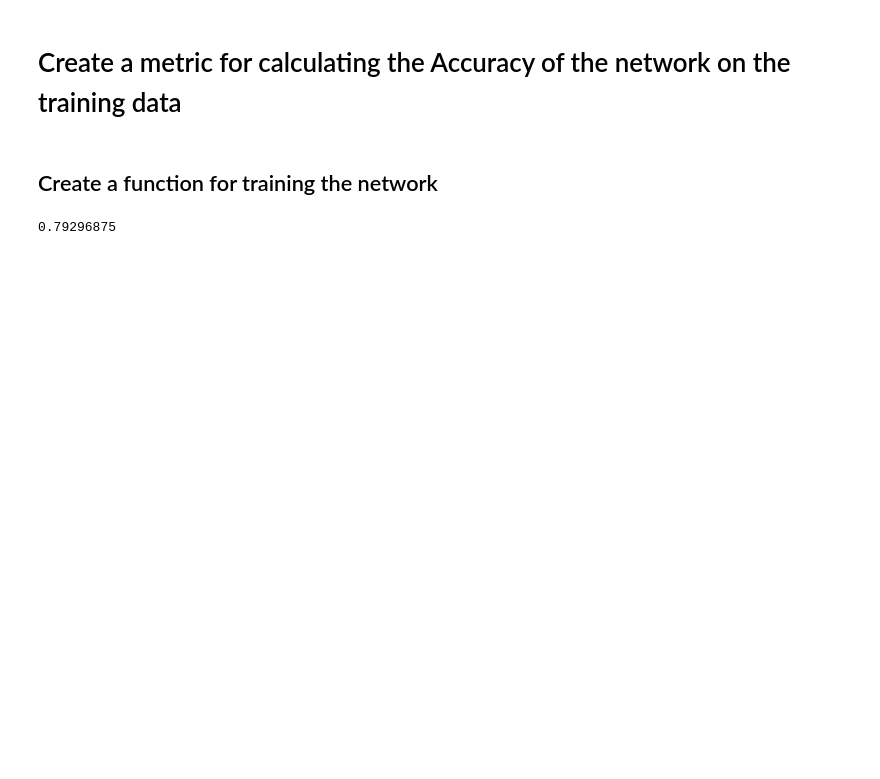
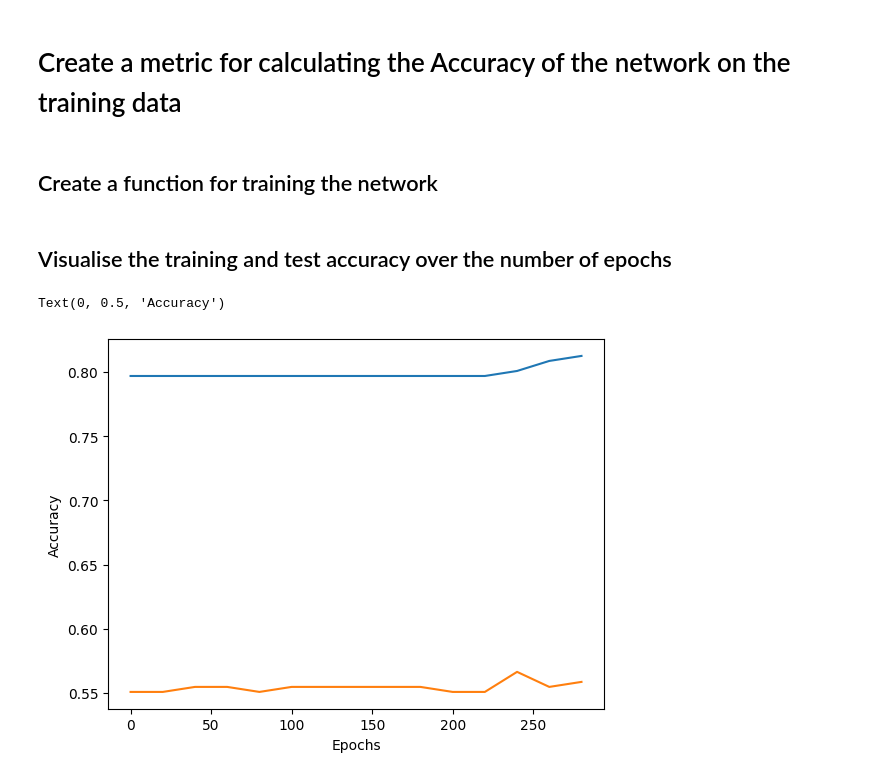
Before and after one commit to IfedayoAkinsuli/Convolutional_Neural_Networks, a Jupyter notebook: CNN_mnist.ipynb, the cells around one changed output. Drawn from its saved outputs; the diff is of its cells as text; code cells hidden in the pictures; blank space fills up the shorter version.

Commit message:
Added training and test features for the dataset and a visualisation methodology (might be better to add a 0 point to get better perspective)

```diff
--- a/CNN_mnist.ipynb
+++ b/CNN_mnist.ipynb
@@ -148,21 +143,45 @@ def accuracy(y_hat,y):
 # %% [markdown]
 ## Create a function for training the network
 # %%
-def train_model(model,loss,optimizer,X,y):
+def train_model(model,X,y,X_test,y_test,accuracy,epochs):
+
+    # Create the loss component
+    loss = torch.nn.CrossEntropyLoss()
+
+    # Create the optimizer term
+    optimizer = torch.optim.SGD(model.parameters(), lr=2.1)
+
     model.train()
+    score_train = []
+    score_test = []
 
-    num_epochs = 300
-    for epoch in range(num_epochs):
-        y_hat = model(X)
-        l = loss(y_hat,y)
+    for num_epochs in epochs:
+        for epoch in range(num_epochs):
+            y_hat = model(X)
+            l = loss(y_hat,y)
 
-        optimizer.zero_grad()
+            optimizer.zero_grad()
 
-        l.backward()
-        optimizer.step()
+            l.backward()
+            optimizer.step()
+
+        # Training Accuracy
+        score_train.append(accuracy(model(X),y)/len(y))
+
+        # Test Accuracy
+        score_test.append(accuracy(model(X_test),y_test)/len(y_test))
+
+    return score_train,score_test
-# %%
-train_model(model,loss,optimizer,X,y)
-# %%
-accuracy(model(X),y)/len(y)
-# %% [output]
-0.79296875
+# %%
+epochs = range(0,300,20)
+s1,s2 = train_model(model,X,y,X_test,y_test,accuracy,epochs)
+# %% [markdown]
+## Visualise the training and test accuracy over the number of epochs
+# %%
+sns.lineplot(x=epochs,y=s1)
+sns.lineplot(x=epochs,y=s2)
+plt.xlabel('Epochs')
+plt.ylabel('Accuracy')
+# %% [output]
+Text(0, 0.5, 'Accuracy')
+[figure, added]
```
Also changed, not shown: parts of 6 cells of this notebook, 8 other files.
